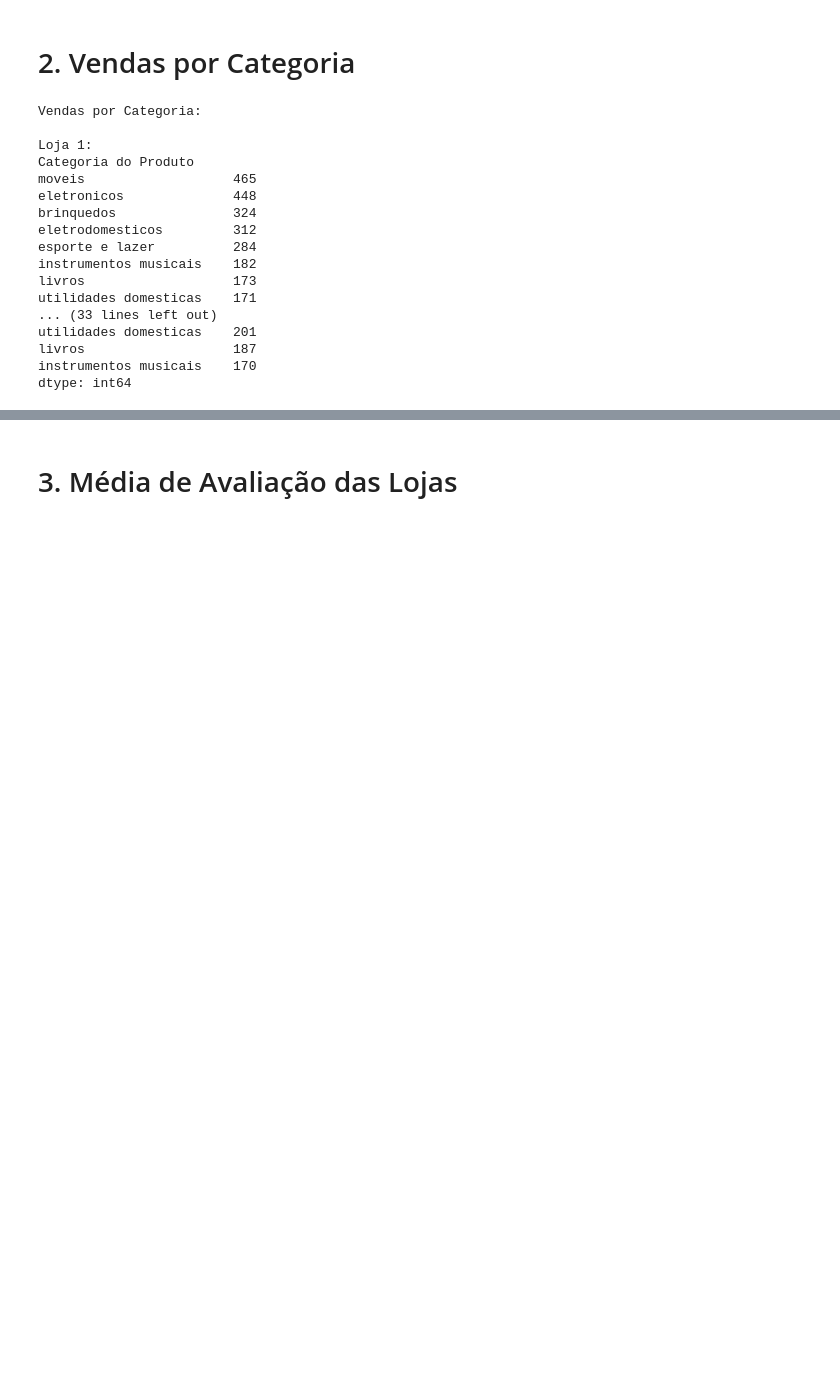
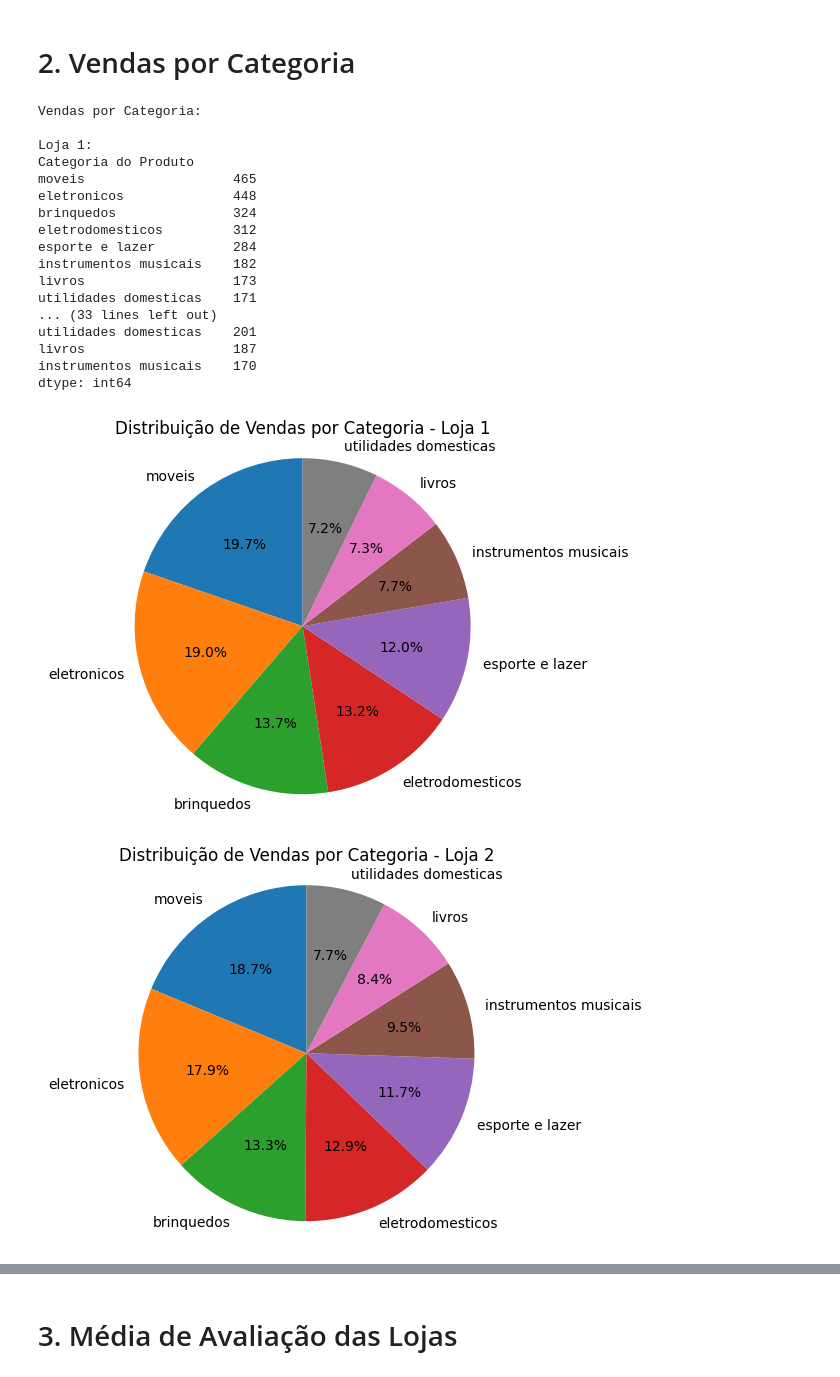
Before and after one commit to EmilyCarla/ONE_DataScience-Desafio1-AluraStore, a Jupyter notebook: AluraStoreBrasil.ipynb, the cells around one changed output, grey strips where cells are left out. Cells and saved outputs as stored; diff of their text form; code cells hidden in the pictures; blank space fills up the shorter version.

```diff
--- a/AluraStoreBrasil.ipynb
+++ b/AluraStoreBrasil.ipynb
@@ -65,3 +91,22 @@ utilidades domesticas    201
 livros                   187
 instrumentos musicais    170
 dtype: int64
+# %%
+for i in range(0,4):
+  vendas_por_categoria = lista_lojas[i].groupby('Categoria do Produto').size().sort_values(ascending=False)
+
+  plt.figure()
+
+  plt.pie(
+      vendas_por_categoria,
+      labels=vendas_por_categoria.index,
+      autopct='%1.1f%%',
+      startangle=90
+  )
+
+  plt.title(f"Distribuição de Vendas por Categoria - Loja {i+1}")
+  plt.axis('equal')
+  plt.show()
+# %% [output]
+[figure, added]
+[figure, added]
```
Also changed, not shown: parts of 6 cells of this notebook.
